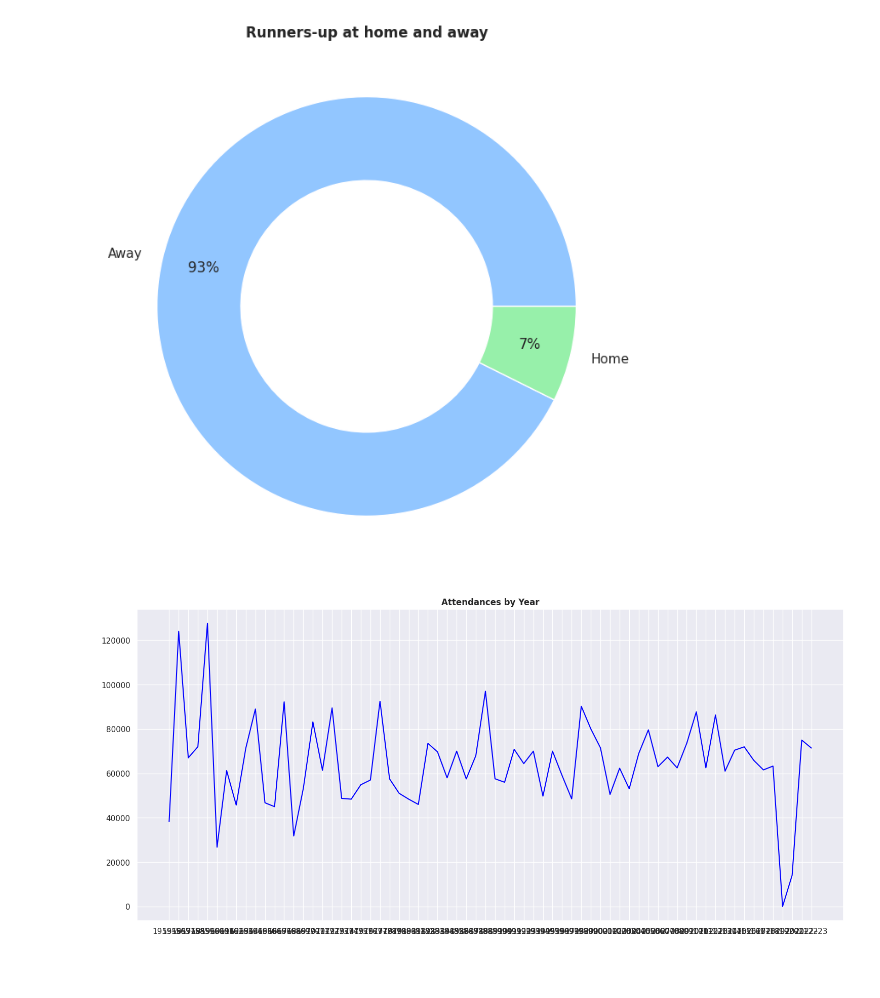
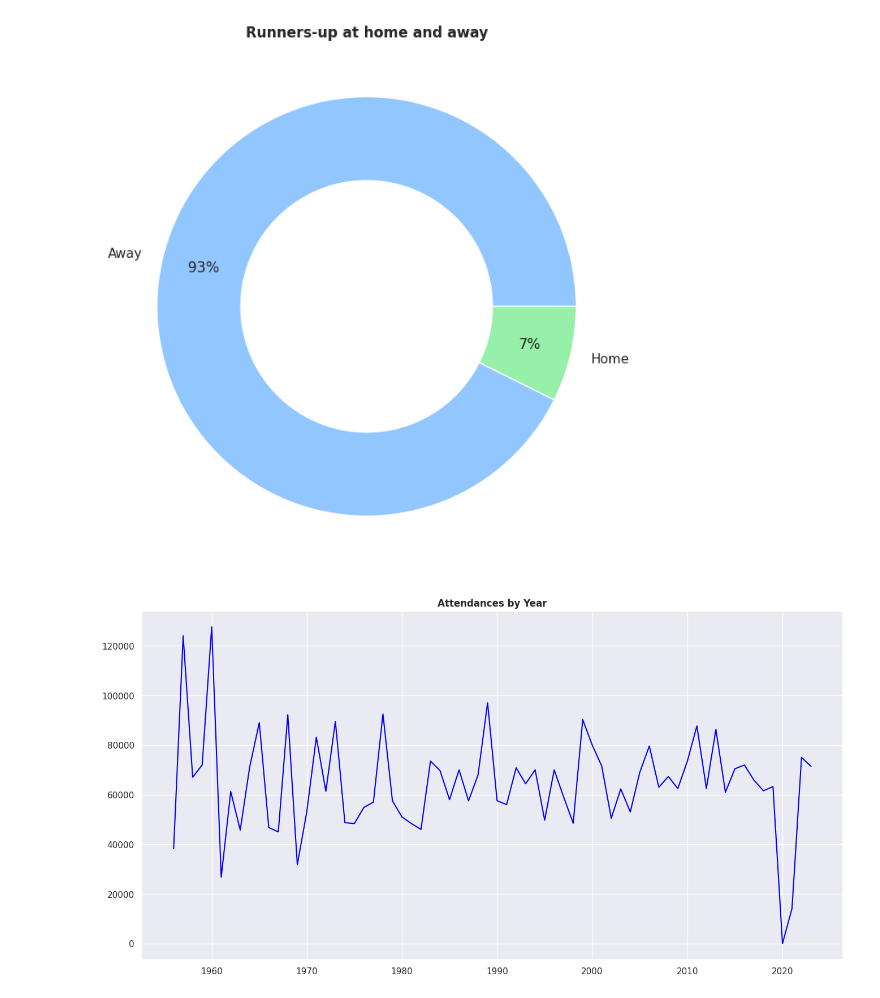
Before and after one commit to guilhermelaviola/SoccerCompetitionsStudy, a Jupyter notebook: UCLStudy.ipynb, the cells around one changed output. Cells and saved outputs as stored; diff of their text form; code cells hidden in the pictures; blank space fills up the shorter version.

Commit message:
I fixed the year view in plotting graph by adding a 'Year' column in the dataset.

```diff
--- a/UCLStudy.ipynb
+++ b/UCLStudy.ipynb
@@ -165,9 +166,9 @@ plt.show()
 [figure]
 # %%
 # Displaying the attendances by year:
-plt.figure(figsize = (18, 8))
+plt.figure(figsize = (16, 8))
 plt.title('Attendances by Year', fontweight = 'bold')
-plt.plot(ucl['Season'], ucl['Attendance'], color = 'blue')
+plt.plot(ucl['Year'], ucl['Attendance'], color = 'blue')
 plt.show()
 # %% [output]
-[figure, old version]
+[figure, new version]
```
Also changed, not shown: parts of 11 cells of this notebook.
